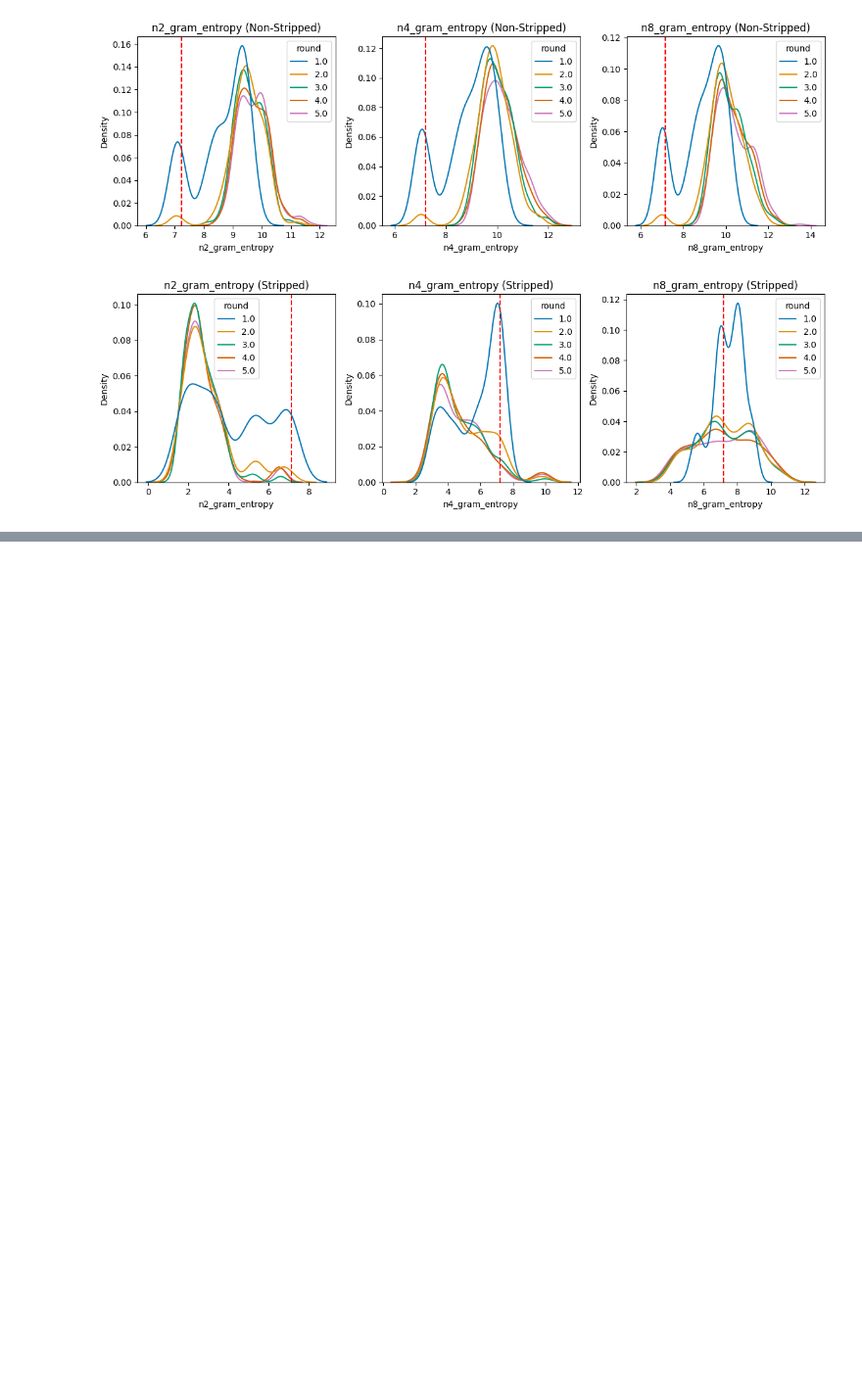
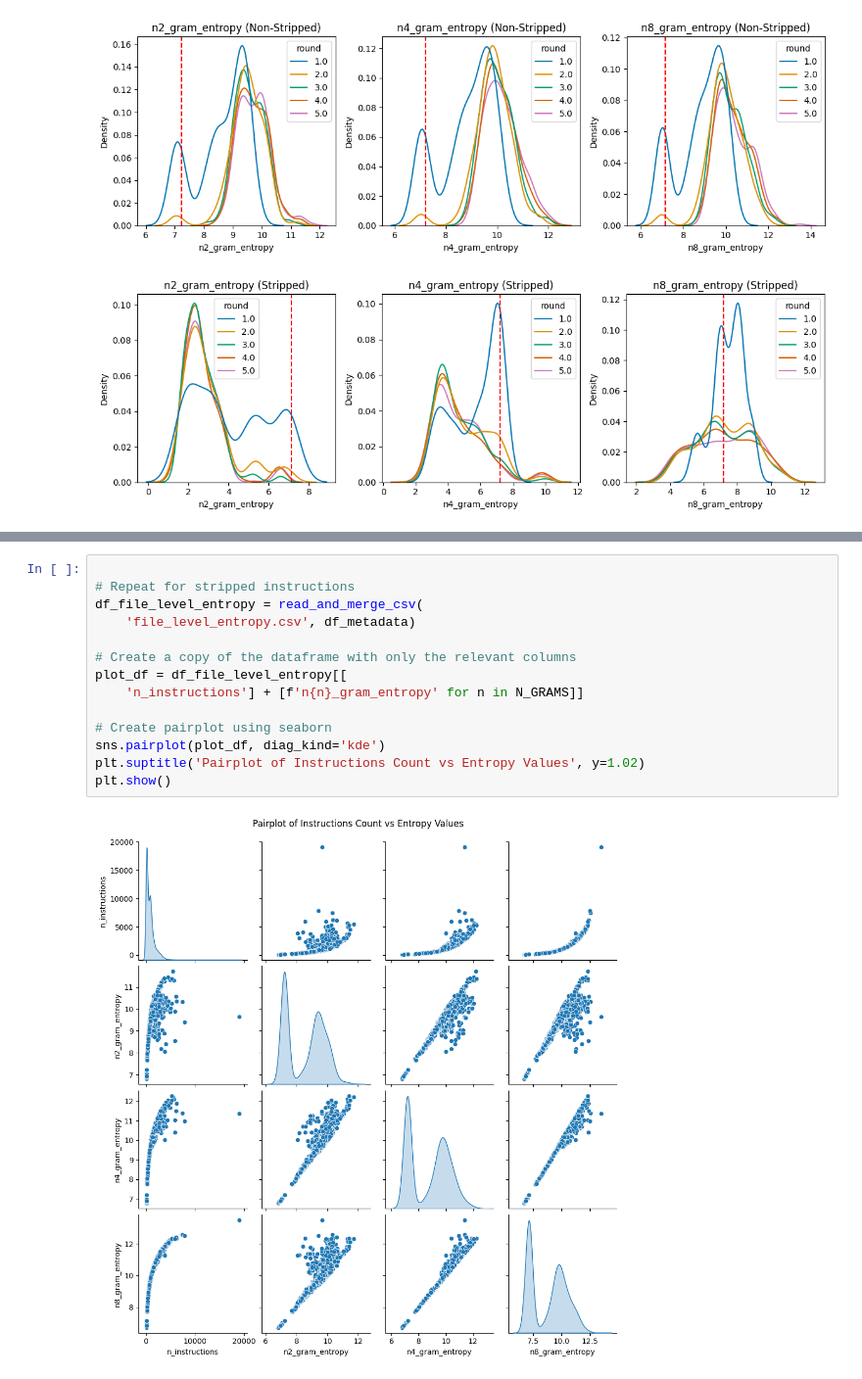
Before and after one commit to sola-st/qite-quantum-platform-testing, a Jupyter notebook: notebooks/027_entropy.ipynb, the cells around one changed output, grey strips where cells are left out. Shown at 98% size. Saved outputs shown, nothing was run; the diff lists cells and outputs as text; blank space fills up the shorter version.

```diff
--- a/notebooks/027_entropy.ipynb
+++ b/notebooks/027_entropy.ipynb
@@ -438 +462,17 @@ plt.show()
+# %%
+
+# Repeat for stripped instructions
+df_file_level_entropy = read_and_merge_csv(
+    'file_level_entropy.csv', df_metadata)
+
+# Create a copy of the dataframe with only the relevant columns
+plot_df = df_file_level_entropy[[
+    'n_instructions'] + [f'n{n}_gram_entropy' for n in N_GRAMS]]
+
+# Create pairplot using seaborn
+sns.pairplot(plot_df, diag_kind='kde')
+plt.suptitle('Pairplot of Instructions Count vs Entropy Values', y=1.02)
+plt.show()
+# %% [output]
+[figure, added]
 # %%
```
Also changed, not shown: parts of 4 cells of this notebook, 35 other files.
